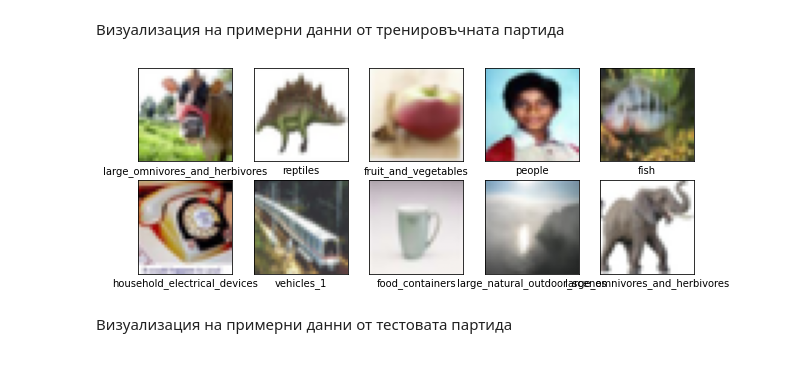
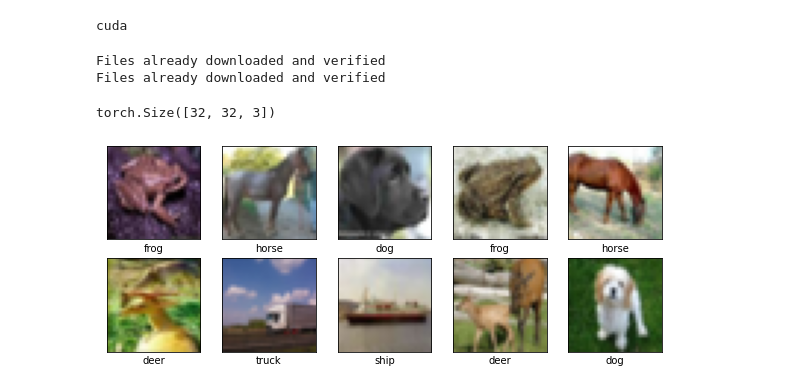
Before and after one commit to berbomeister/ML-project, a Jupyter notebook: ML project/project.ipynb, the cells around one changed output. Drawn from its saved outputs; the diff is of its cells as text; code cells hidden in the pictures.

```diff
--- a/ML project/project.ipynb
+++ b/ML project/project.ipynb
@@ -45,2 +0,0 @@ fine_labels_test[0]
-# %% [markdown]
-Визуализация на примерни данни от тренировъчната партида
@@ -47,25 +13,46 @@ fine_labels_test[0]
+# %%
+device = "cuda" if torch.cuda.is_available() else   "cpu"
+print(device)
+# %% [output]
+cuda
+# %%
+transform = transforms.Compose(
+    [transforms.ToTensor(),
+     transforms.Normalize((0.5, 0.5, 0.5), (0.5, 0.5, 0.5))])
+
+batch_size = 4
+
+trainset = torchvision.datasets.CIFAR10(root='./data', train=True,
+                                        download=True, transform=transform)
+trainloader = torch.utils.data.DataLoader(trainset, batch_size=batch_size,
+                                          shuffle=True, num_workers=2)
+
+testset = torchvision.datasets.CIFAR10(root='./data', train=False,
+                                       download=True, transform=transform)
+testloader = torch.utils.data.DataLoader(testset, batch_size=batch_size,
+                                         shuffle=False, num_workers=2)
+
+classes = ('plane', 'car', 'bird', 'cat',
+           'deer', 'dog', 'frog', 'horse', 'ship', 'truck')
+# %% [output]
+Files already downloaded and verified
+Files already downloaded and verified
+# %%
+trainset.data.shape[0]
+trainset[random.choice(range(trainset.data.shape[0]))][0].T.shape
+# %% [output]
+torch.Size([32, 32, 3])
 # %%
+trainset.data[13]
 plt.figure(figsize=(10,10))
 for i in range(10):
     plt.subplot(5,5,i+1)
     plt.xticks([])
     plt.yticks([])
     plt.grid(False)
-    plt.imshow(imagesTrain[i])
-    plt.xlabel(fine_labels_test[i])
+    ind = random.choice(range(trainset.data.shape[0]))
+    plt.imshow(trainset.data[ind])
+    plt.xlabel(classes[trainset[ind][1]])
 plt.show()
+# %% [output]
+[figure, added]
-# %%
-
-plt.figure(figsize=(10,10))
-for i in range(10):
-    plt.subplot(5,5,i+1)
-    plt.xticks([])
-    plt.yticks([])
-    plt.grid(False)
-    plt.imshow(imagesTrain[i])
-    plt.xlabel(coarse_labels_train[i])
-plt.show()
-# %% [output]
-[figure, removed]
-# %% [markdown]
-Визуализация на примерни данни от тестовата партида
```
Also changed, not shown: parts of 19 cells of this notebook, 15 other files.
